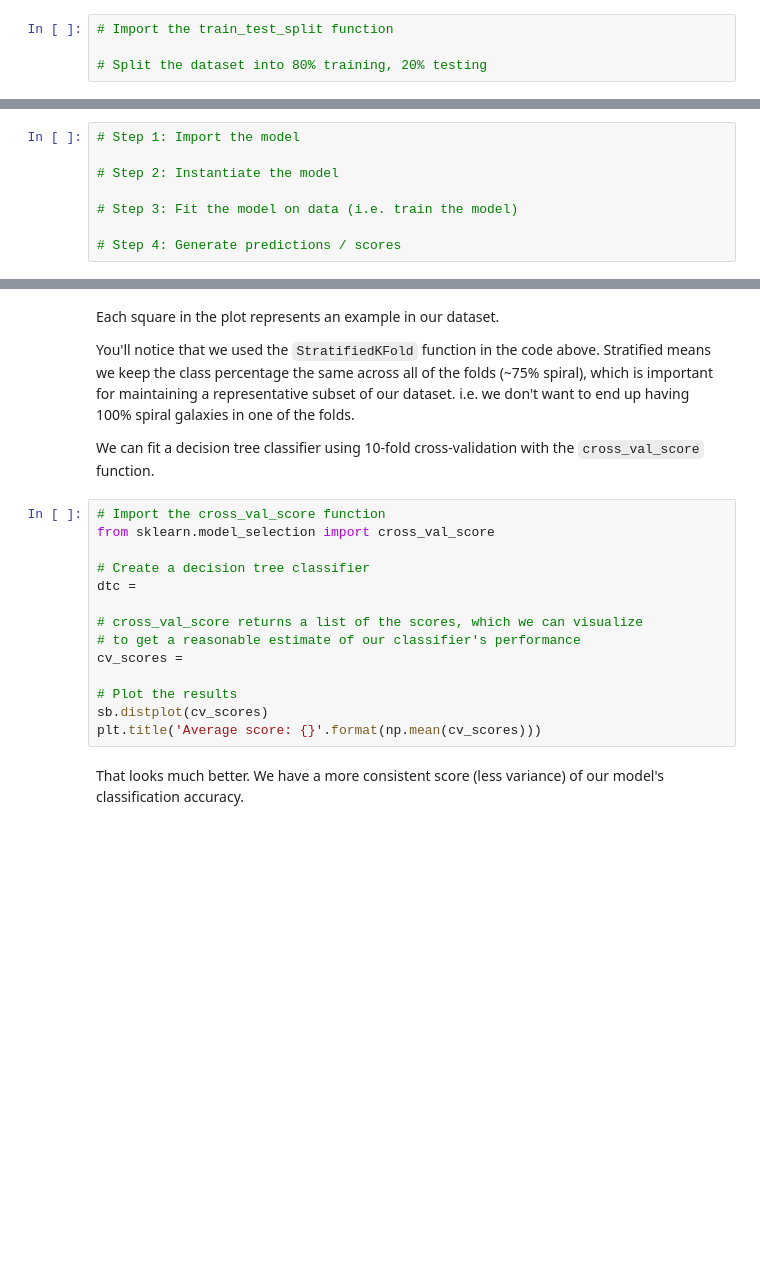
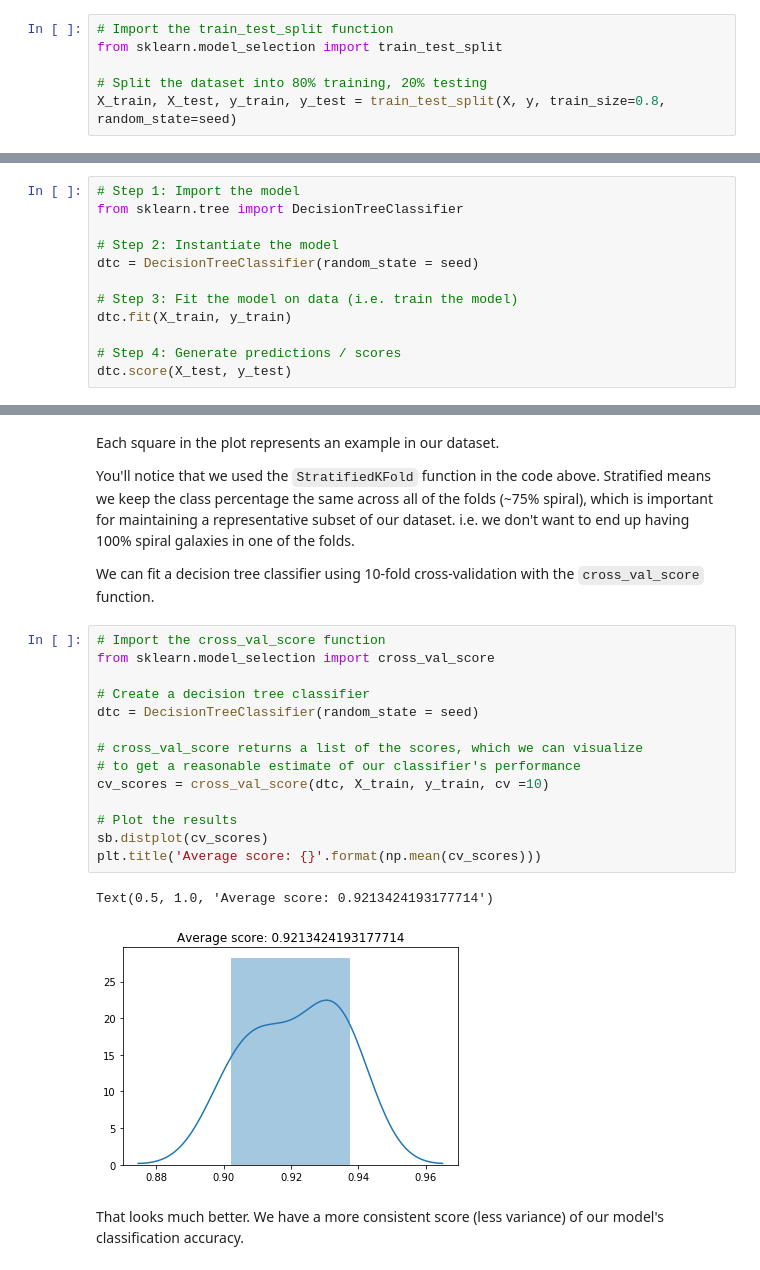
Before and after one commit to ADACS-Australia/ANITA-school-2019, a Jupyter notebook: notebooks/Part II classification.ipynb, the cells around one changed output, grey strips where cells are left out. Drawn from its saved outputs; the diff is of its cells as text; blank space fills up the shorter version.

```diff
--- a/notebooks/Part II classification.ipynb
+++ b/notebooks/Part II classification.ipynb
@@ -381,8 +402,10 @@ This process is illustrated in the figure below.
 Now let's split the dataset using the `train_test_split` function.
 # %%
 # Import the train_test_split function
+from sklearn.model_selection import train_test_split
 
 # Split the dataset into 80% training, 20% testing
+X_train, X_test, y_train, y_test = train_test_split(X, y, train_size=0.8, random_state=seed)
 # %% [markdown]
 With the dataset split, we can start fitting models to our data. We have heard from our colleagues that they have had success using decision tree classifiers in their projects so let's start with those.
 
@@ -408,9 +431,13 @@ accuracy &= \dfrac{correct\ classifications}{total\ number\ of\ classifications}
 Scikit learn provides a 4 step modelling pattern which makes it easy to switch in different models / algorithms for your dataset. This pattern is described in the code and comments below.
 # %%
 # Step 1: Import the model
+from sklearn.tree import DecisionTreeClassifier
 
 # Step 2: Instantiate the model
+dtc = DecisionTreeClassifier(random_state = seed)
 
 # Step 3: Fit the model on data (i.e. train the model)
+dtc.fit(X_train, y_train)
 
 # Step 4: Generate predictions / scores
+dtc.score(X_test, y_test)
@@ -474,17 +514,20 @@ We can fit a decision tree classifier using 10-fold cross-validation with the `c
 # %%
 # Import the cross_val_score function
 from sklearn.model_selection import cross_val_score
 
 # Create a decision tree classifier
-dtc =
+dtc = DecisionTreeClassifier(random_state = seed)
 
 # cross_val_score returns a list of the scores, which we can visualize
 # to get a reasonable estimate of our classifier's performance
-cv_scores =
+cv_scores = cross_val_score(dtc, X_train, y_train, cv =10)
 
 # Plot the results
 sb.distplot(cv_scores)
 plt.title('Average score: {}'.format(np.mean(cv_scores)))
+# %% [output]
+Text(0.5, 1.0, 'Average score: 0.9213424193177714')
+[figure, added]
 # %% [markdown]
 That looks much better. We have a more consistent score (less variance) of our model's classification accuracy.
 # %% [markdown]
```
Also changed, not shown: parts of 26 cells of this notebook, 2 other files.
